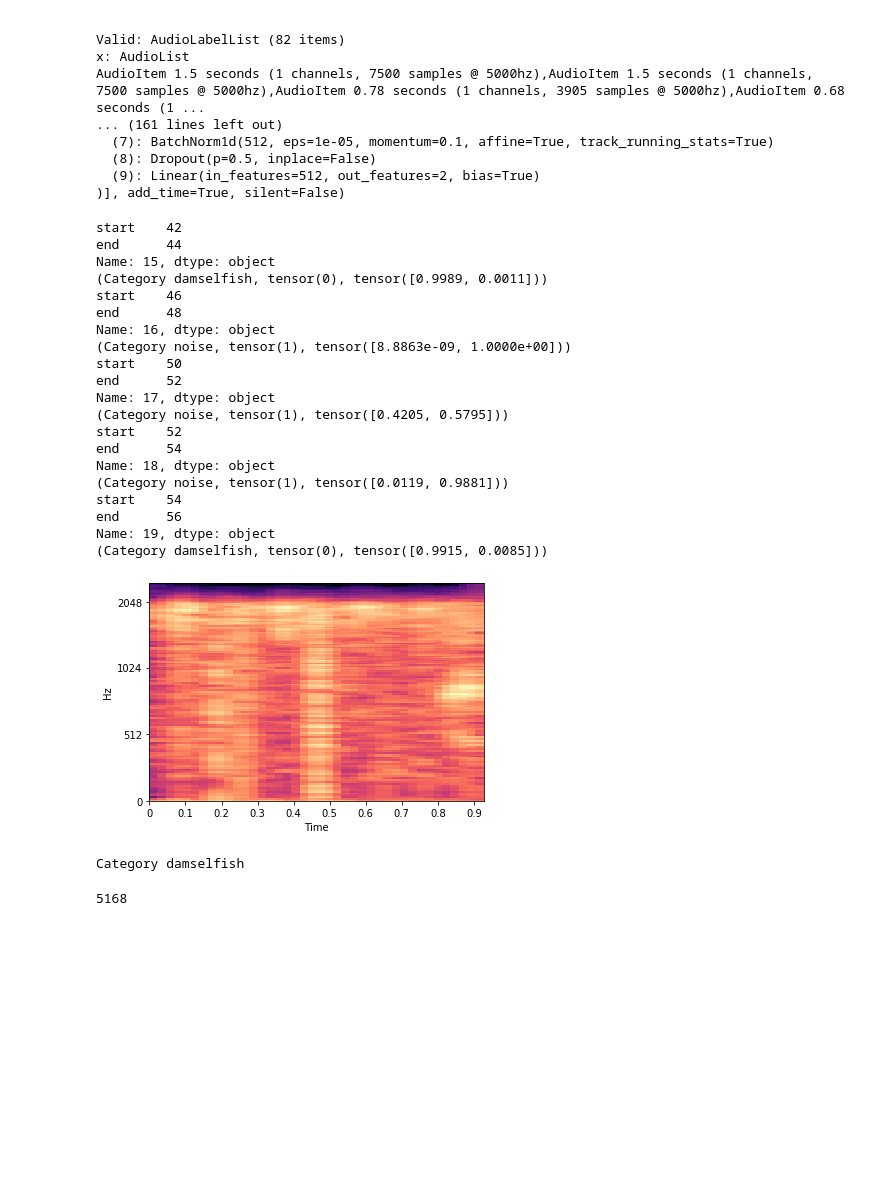
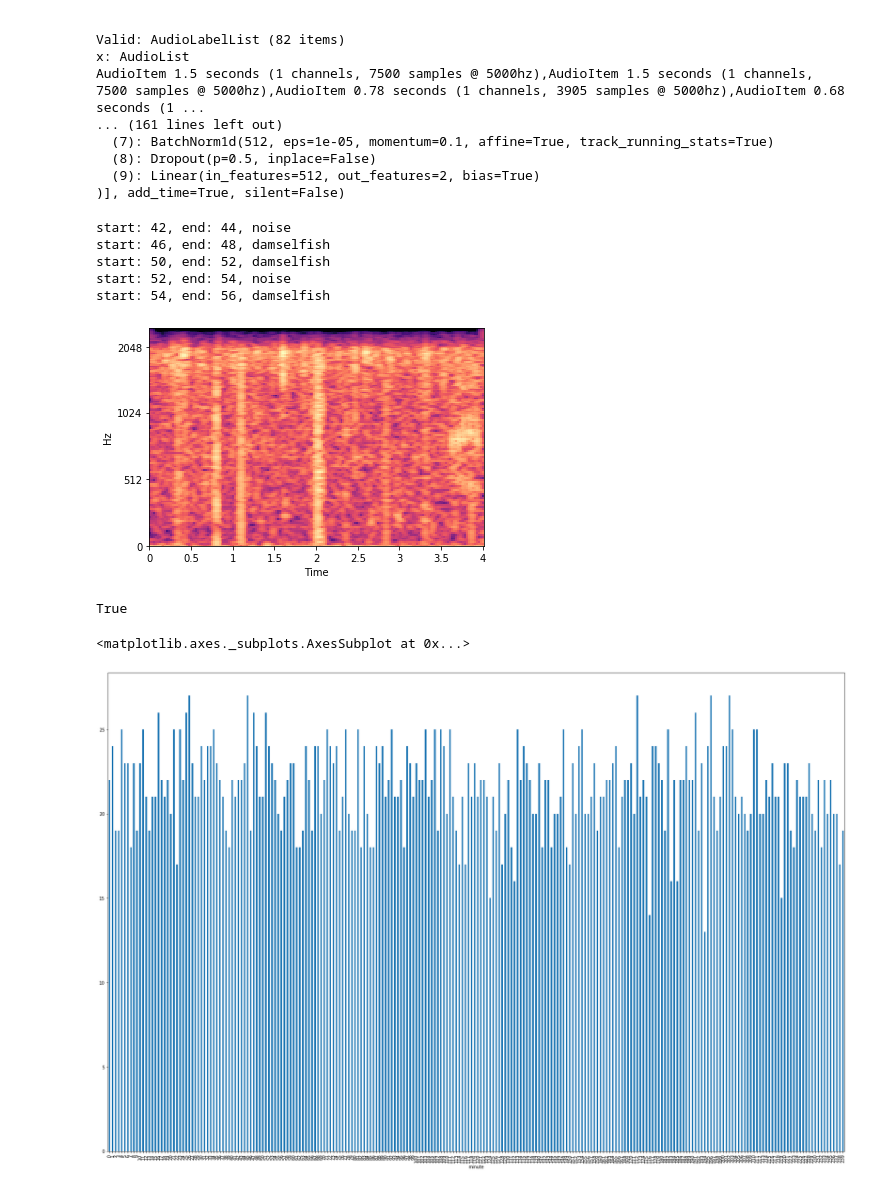
Before and after one commit to whoahbot/sonumator, a Jupyter notebook: notebook.ipynb, the cells around one changed output. Cells and saved outputs as stored; diff of their text form; code cells hidden in the pictures; blank space fills up the shorter version.

Commit message:
Start plotting timeseries.

```diff
--- a/notebook.ipynb
+++ b/notebook.ipynb
@@ -237,57 +236,38 @@ df.head(20)
 # %%
 for i in range(15, 20):
     row = df.iloc[i]
     start = row[0]
     end = row[1]
 
     item = AudioItem(sr=5000, path="recordings/20150623-044023.wav", start=start, end=end)
-    print(row)
-    print(audio_predict(learn, item))
+    category, _, _ = audio_predict(learn, item)
+    print(f"start: {start}, end: {end}, {category}")
 
     y, sr = librosa.load(
         "recordings/20150623-044023.wav",
         offset=start,
         duration=2
     )
 
     sg = librosa.feature.melspectrogram(y, sr=sr,  n_fft=2048, hop_length=256, power=1.0, n_mels=128, fmin=0.0, fmax=2500)
     sg0 = librosa.stft(y)
     sg_mag, sg_phase = librosa.magphase(sg0)
 
     #sg1 = librosa.feature.melspectrogram(S=sg_mag, sr=5000)
     #librosa.display.specshow(sg1)
 
     db_spec = librosa.amplitude_to_db(sg, ref=np.min, top_db=60.0)
     librosa.display.specshow(db_spec, y_axis='mel', fmax=2500, x_axis='time')
 # %% [output]
-start    42
-end      44
-Name: 15, dtype: object
-(Category damselfish, tensor(0), tensor([0.9989, 0.0011]))
-start    46
-end      48
-Name: 16, dtype: object
-(Category noise, tensor(1), tensor([8.8863e-09, 1.0000e+00]))
-start    50
-end      52
-Name: 17, dtype: object
-(Category noise, tensor(1), tensor([0.4205, 0.5795]))
-start    52
-end      54
-Name: 18, dtype: object
-(Category noise, tensor(1), tensor([0.0119, 0.9881]))
-start    54
-end      56
-Name: 19, dtype: object
-(Category damselfish, tensor(0), tensor([0.9915, 0.0085]))
+start: 42, end: 44, noise
+start: 46, end: 48, damselfish
+start: 50, end: 52, damselfish
+start: 52, end: 54, noise
+start: 54, end: 56, damselfish
-[figure, old version]
+[figure, new version]
 # %%
-item = AudioItem(sr=5000, path="recordings/20150623-044023.wav", start=54, end=56)
+item = AudioItem(sr=5000, path="recordings/20150623-044023.wav", start=52, end=54)
 category, _, _ = audio_predict(learn, item)
-category
+str(category) == "damselfish"
 # %% [output]
-Category damselfish
+True
-# %%
-len(df)
-# %% [output]
-5168
@@ -293,0 +277,5 @@ len(df)
+# %%
+minute_counts.plot(kind="bar", figsize=(30,20))
+# %% [output]
+<matplotlib.axes._subplots.AxesSubplot at 0x...>
+[figure, added]
```
Also changed, not shown: parts of 2 cells of this notebook.
